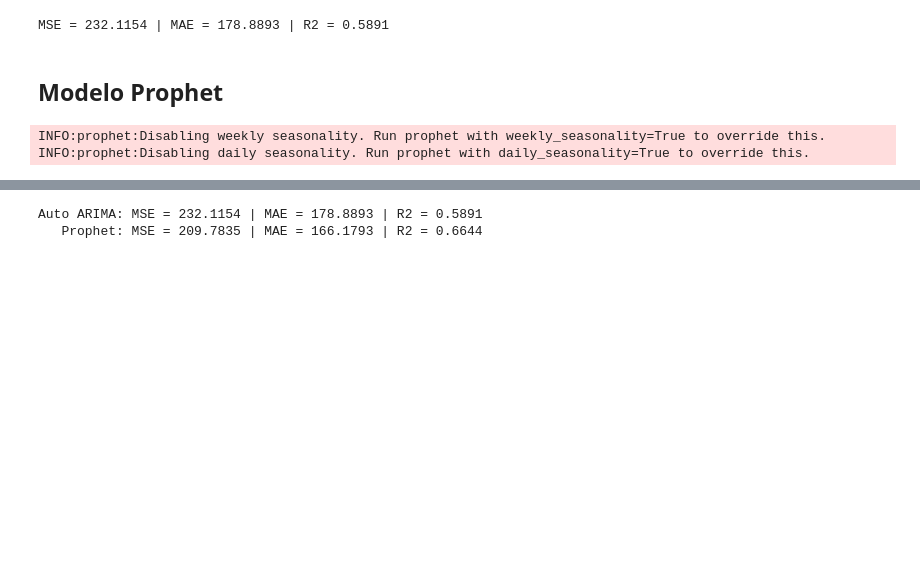
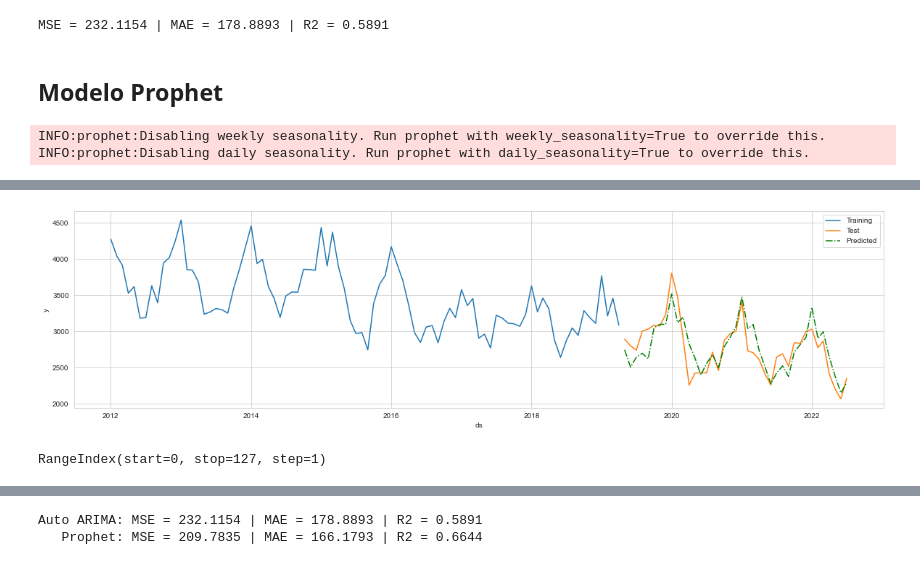
Before and after one commit to augustaklug/PB_IoT-Augusta_Klug, a Jupyter notebook: Regressão/Code/Model/Model_Selection.ipynb, the cells around one changed output, grey strips where cells are left out. Cells and saved outputs as stored; diff of their text form; code cells hidden in the pictures; blank space fills up the shorter version.

Commit message:
added plot

```diff
--- a/Regressão/Code/Model/Model_Selection.ipynb
+++ b/Regressão/Code/Model/Model_Selection.ipynb
@@ -183,3 +183,32 @@ ax.xaxis.grid(True)
+# %%
+fig, ax = plt.subplots(figsize=(20,5));
+
+sns.lineplot(data=train_prophet,
+             x=train_prophet.ds,
+             y=train_prophet.y,
+             label = 'Training',
+             #ax=ax
+             );
+
+sns.lineplot(data=test_prophet,
+             x=test_prophet.ds,
+             y=test_prophet.y,
+             label = 'Test',
+             ax=ax);
+
+sns.lineplot(data=forecast[train_prophet.shape[0]:],
+             x=forecast[train_prophet.shape[0]:].ds,
+             y=forecast[train_prophet.shape[0]:].yhat,
+             label = 'Predicted',
+             color='g',
+             linestyle='-.',
+             ax=ax);
+# %% [output]
+[figure, added]
+# %%
+forecast.index
+# %% [output]
+RangeIndex(start=0, stop=127, step=1)
 # %%
 fig2 = m.plot_components(forecast);
 # %% [output]
```
Also changed, not shown: parts of 7 cells of this notebook.
